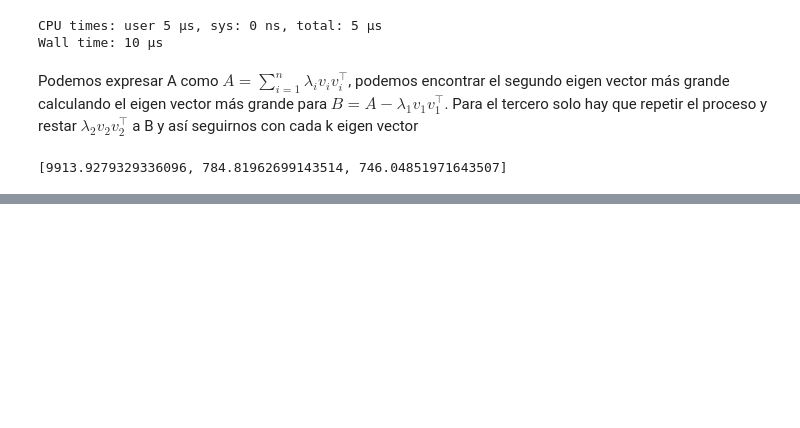
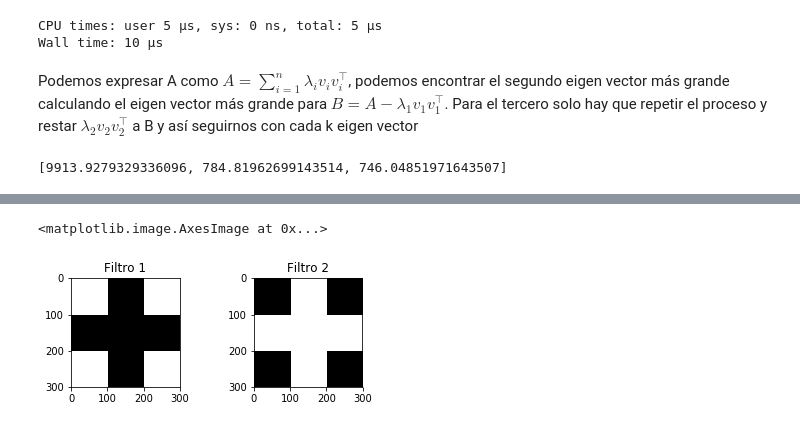
Before and after one commit to nottu/nottu-notes, a Jupyter notebook: MachineLearning/tarea1_jperalta.ipynb, the cells around one changed output, grey strips where cells are left out. Drawn from its saved outputs; the diff is of its cells as text; code cells hidden in the pictures; blank space fills up the shorter version.

```diff
--- a/MachineLearning/tarea1_jperalta.ipynb
+++ b/MachineLearning/tarea1_jperalta.ipynb
@@ -151,0 +229,11 @@ biggest_k_eig(A, 3)
+# %%
+f1 = [[ not(100 < i < 200) and not((100 < j < 200)) for i in range(300)] for j in range(300)]
+f2 = [[ (100 < i < 200) or ((100 < j < 200)) for i in range(300)] for j in range(300)]
+f, ax = plt.subplots(1, 2, figsize=(6, 2))
+ax[0].set_title("Filtro 1")
+ax[0].imshow(f1, cmap='gray')
+ax[1].set_title("Filtro 2")
+ax[1].imshow(f2, cmap='gray')
+# %% [output]
+<matplotlib.image.AxesImage at 0x...>
+[figure, added]
```
Also changed, not shown: parts of 15 cells of this notebook.
